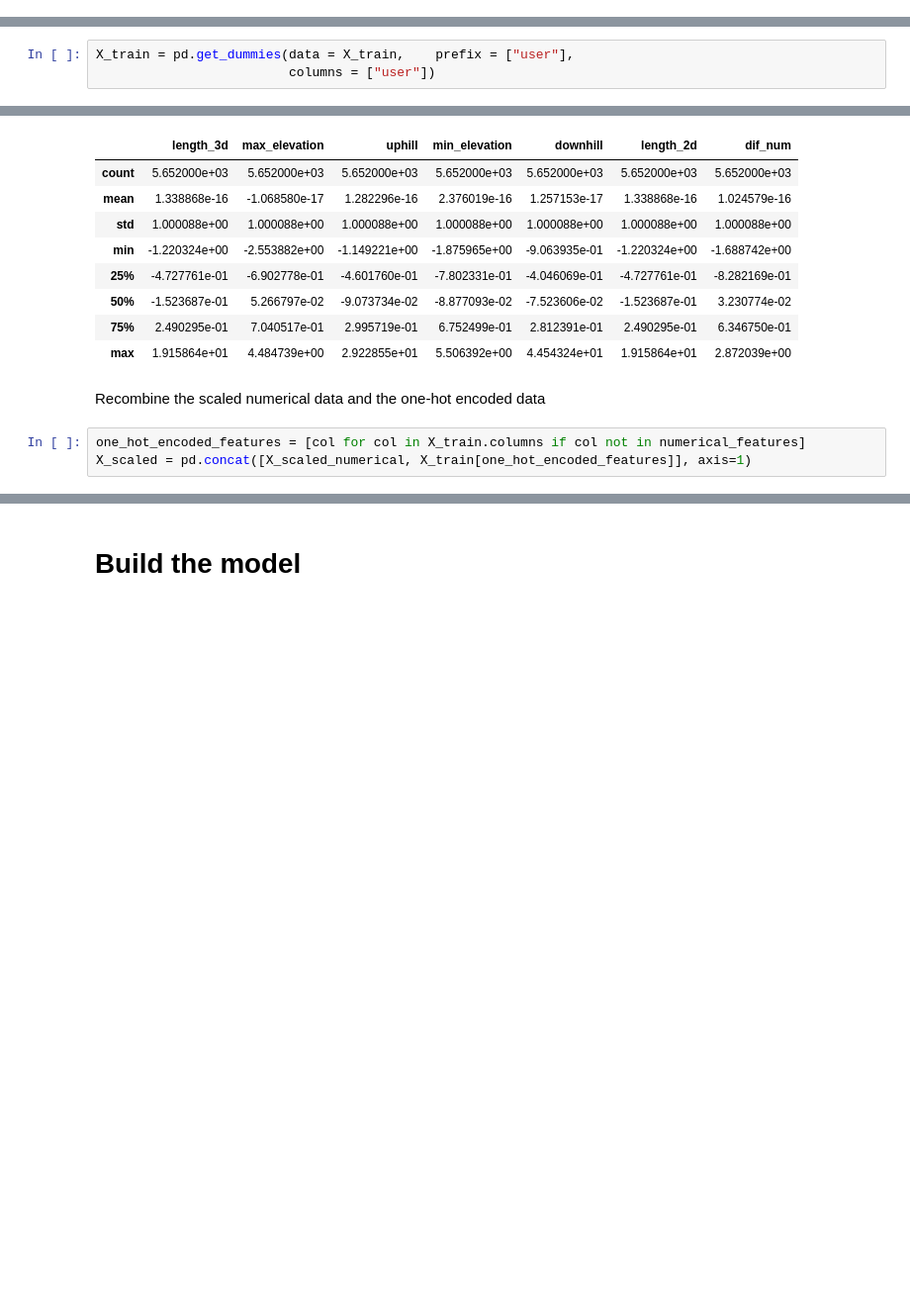
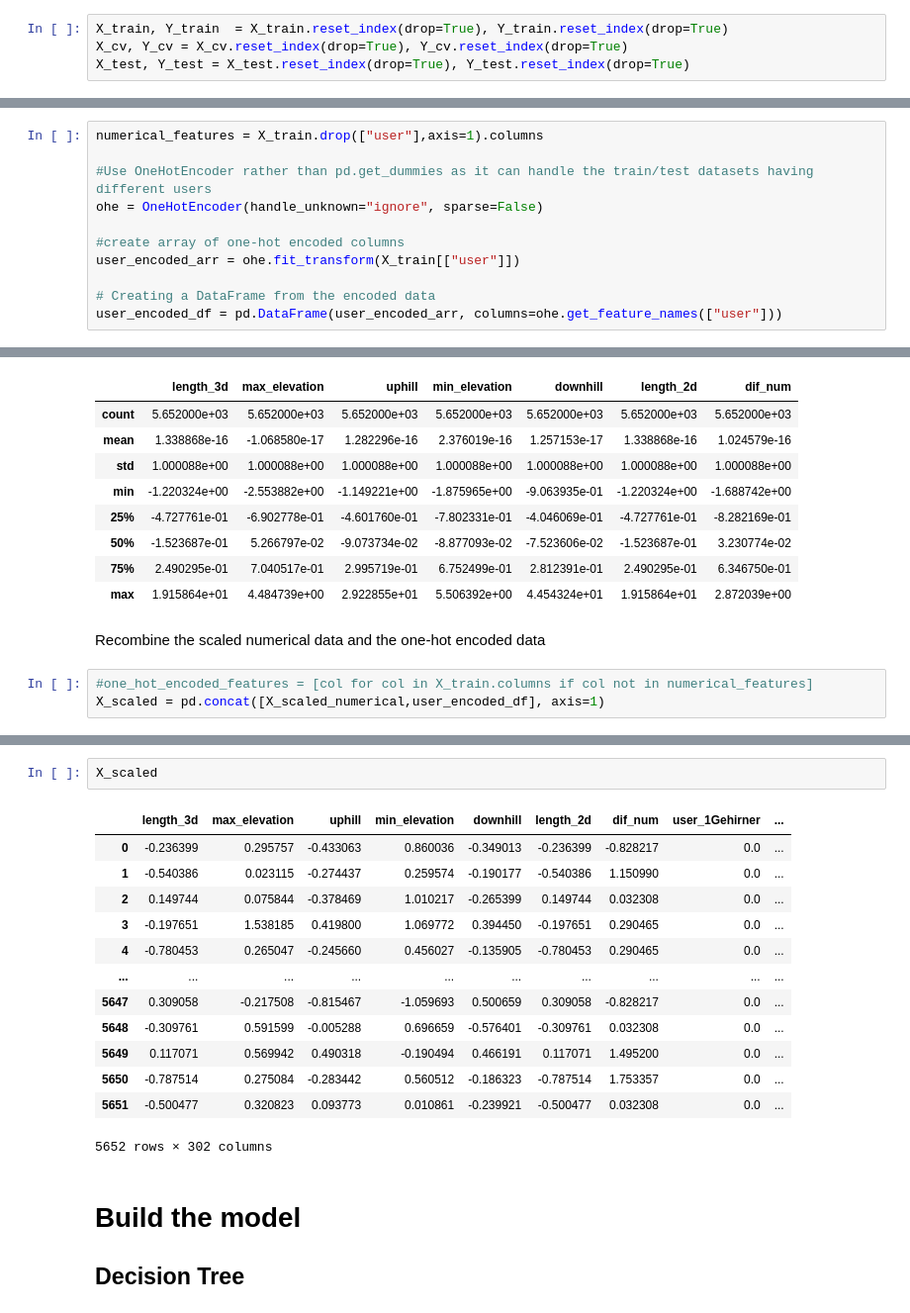
Before and after one commit to EmmaKLofthouse/hiking-trails, a Jupyter notebook: predict_time.ipynb, the cells around one changed output, grey strips where cells are left out. Shown at 99% size. Drawn from its saved outputs; the diff is of its cells as text; blank space fills up the shorter version.

Commit message:
changing one hot encoding from pd.getdummies to OneHotEncoder so that it can handle new users in cross-val and test sets

```diff
--- a/predict_time.ipynb
+++ b/predict_time.ipynb
@@ -307,6 +310,10 @@ The shape of the cross validation set (target) is: (1884,)
 
 The shape of the test set (input) is: (1884, 8)
 The shape of the test set (target) is: (1884,)
+# %%
+X_train, Y_train  = X_train.reset_index(drop=True), Y_train.reset_index(drop=True)
+X_cv, Y_cv = X_cv.reset_index(drop=True), Y_cv.reset_index(drop=True)
+X_test, Y_test = X_test.reset_index(drop=True), Y_test.reset_index(drop=True)
 # %% [markdown]
 ## Pre-processing Features
 
@@ -321,6 +321,14 @@ Index(['length_3d', 'max_elevation', 'uphill', 'min_elevation', 'downhill',
-# %%
-X_train = pd.get_dummies(data = X_train,    prefix = ["user"],
-                         columns = ["user"])
+# %%
+numerical_features = X_train.drop(["user"],axis=1).columns
+
+#Use OneHotEncoder rather than pd.get_dummies as it can handle the train/test datasets having different users
+ohe = OneHotEncoder(handle_unknown="ignore", sparse=False)
+
+#create array of one-hot encoded columns
+user_encoded_arr = ohe.fit_transform(X_train[["user"]])
+
+# Creating a DataFrame from the encoded data
+user_encoded_df = pd.DataFrame(user_encoded_arr, columns=ohe.get_feature_names(["user"]))
 # %% [markdown]
 ### Feature Scaling
 Next we need to scale the data so that all the parameters have a similar spread. Note that we do this after the splitting to avoid data leakage. If we scaled it first, the test data would contribute to the calculated mean, standard deviation etc and therefore the model is being provided with some information of the test set leading to overly optimistic results.
@@ -345,5 +353,5 @@ X_scaled_numerical.describe()
 # %% [markdown]
 Recombine the scaled numerical data and the one-hot encoded data
 # %%
-one_hot_encoded_features = [col for col in X_train.columns if col not in numerical_features]
-X_scaled = pd.concat([X_scaled_numerical, X_train[one_hot_encoded_features]], axis=1)
+#one_hot_encoded_features = [col for col in X_train.columns if col not in numerical_features]
+X_scaled = pd.concat([X_scaled_numerical,user_encoded_df], axis=1)
@@ -350,2 +366,20 @@ X_scaled = pd.concat([X_scaled_numerical, X_train[one_hot_encoded_features]], ax
+# %%
+X_scaled
+# %% [output]
+|  | length_3d | max_elevation | uphill | min_elevation | downhill | length_2d | dif_num | user_1Gehirner | ... |
+| 0 | -0.236399 | 0.295757 | -0.433063 | 0.860036 | -0.349013 | -0.236399 | -0.828217 | 0.0 | ... |
+| 1 | -0.540386 | 0.023115 | -0.274437 | 0.259574 | -0.190177 | -0.540386 | 1.150990 | 0.0 | ... |
+| 2 | 0.149744 | 0.075844 | -0.378469 | 1.010217 | -0.265399 | 0.149744 | 0.032308 | 0.0 | ... |
+| 3 | -0.197651 | 1.538185 | 0.419800 | 1.069772 | 0.394450 | -0.197651 | 0.290465 | 0.0 | ... |
+| 4 | -0.780453 | 0.265047 | -0.245660 | 0.456027 | -0.135905 | -0.780453 | 0.290465 | 0.0 | ... |
+| ... | ... | ... | ... | ... | ... | ... | ... | ... | ... |
+| 5647 | 0.309058 | -0.217508 | -0.815467 | -1.059693 | 0.500659 | 0.309058 | -0.828217 | 0.0 | ... |
+| 5648 | -0.309761 | 0.591599 | -0.005288 | 0.696659 | -0.576401 | -0.309761 | 0.032308 | 0.0 | ... |
+| 5649 | 0.117071 | 0.569942 | 0.490318 | -0.190494 | 0.466191 | 0.117071 | 1.495200 | 0.0 | ... |
+| 5650 | -0.787514 | 0.275084 | -0.283442 | 0.560512 | -0.186323 | -0.787514 | 1.753357 | 0.0 | ... |
+| 5651 | -0.500477 | 0.320823 | 0.093773 | 0.010861 | -0.239921 | -0.500477 | 0.032308 | 0.0 | ... |
+5652 rows × 302 columns
 # %% [markdown]
 # Build the model <a name="model"></a>
+
+## Decision Tree
```
Also changed, not shown: parts of 4 cells of this notebook.
